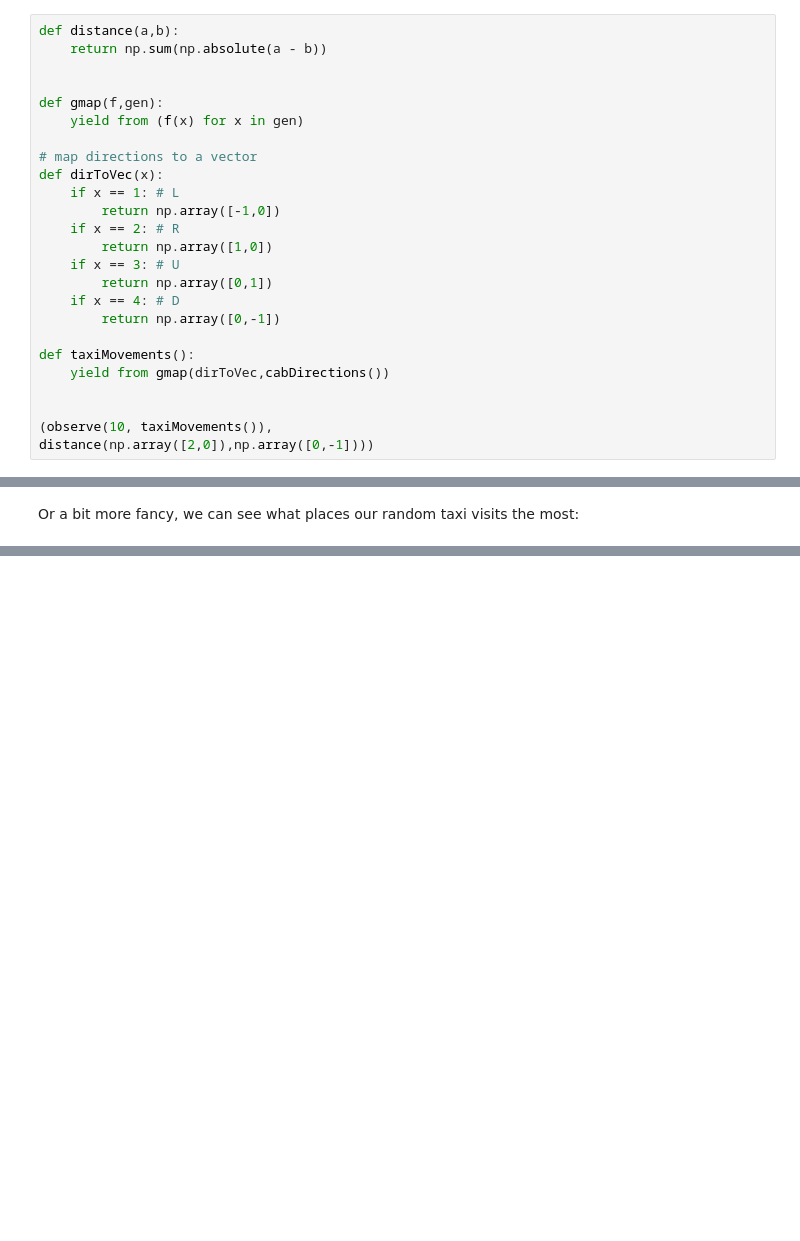
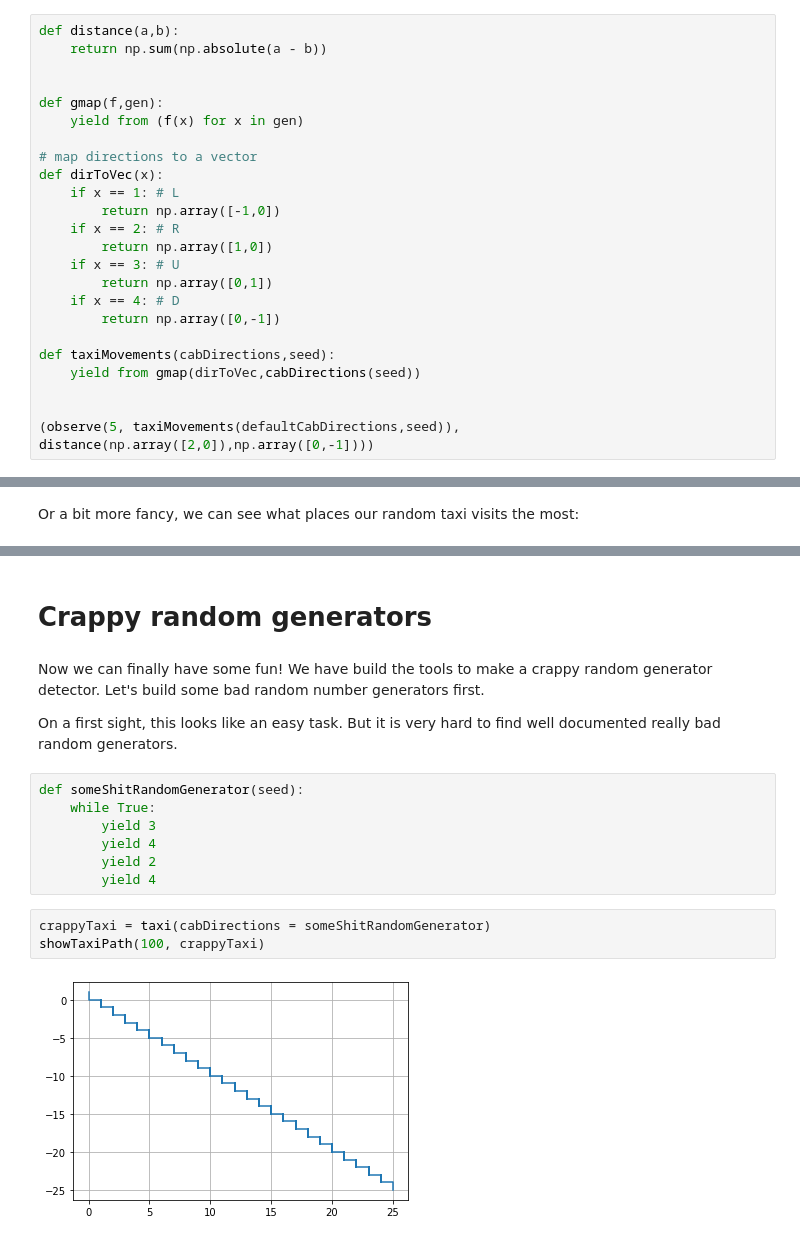
Before and after one commit to edgarklerks/some_musings, a Jupyter notebook: Some_algebraic_structure_of_python_generators.ipynb, the cells around one changed output, grey strips where cells are left out. Drawn from its saved outputs; the diff is of its cells as text; blank space fills up the shorter version.

```diff
--- a/Some_algebraic_structure_of_python_generators.ipynb
+++ b/Some_algebraic_structure_of_python_generators.ipynb
@@ -183,10 +193,10 @@ def dirToVec(x):
     if x == 4: # D
         return np.array([0,-1])
 
-def taxiMovements():
-    yield from gmap(dirToVec,cabDirections())
+def taxiMovements(cabDirections,seed):
+    yield from gmap(dirToVec,cabDirections(seed))
 
 
-(observe(10, taxiMovements()),
+(observe(5, taxiMovements(defaultCabDirections,seed)),
 distance(np.array([2,0]),np.array([0,-1])))
 # %% [output]
@@ -310,0 +335,19 @@ And the two pictures should be more or less comparable. And as you can see it mo
+# %% [markdown]
+# Crappy random generators
+# %% [markdown]
+Now we can finally have some fun! We have build the tools to make a crappy random generator detector.
+Let's build some bad random number generators first.
+
+On a first sight, this looks like an easy task. But it is very hard to find well documented really bad random generators.
+# %%
+def someShitRandomGenerator(seed):
+    while True:
+        yield 3
+        yield 4
+        yield 2
+        yield 4
+# %%
+crappyTaxi = taxi(cabDirections = someShitRandomGenerator)
+showTaxiPath(100, crappyTaxi)
+# %% [output]
+[figure, added]
```
Also changed, not shown: parts of 21 cells of this notebook, 1 other file.
